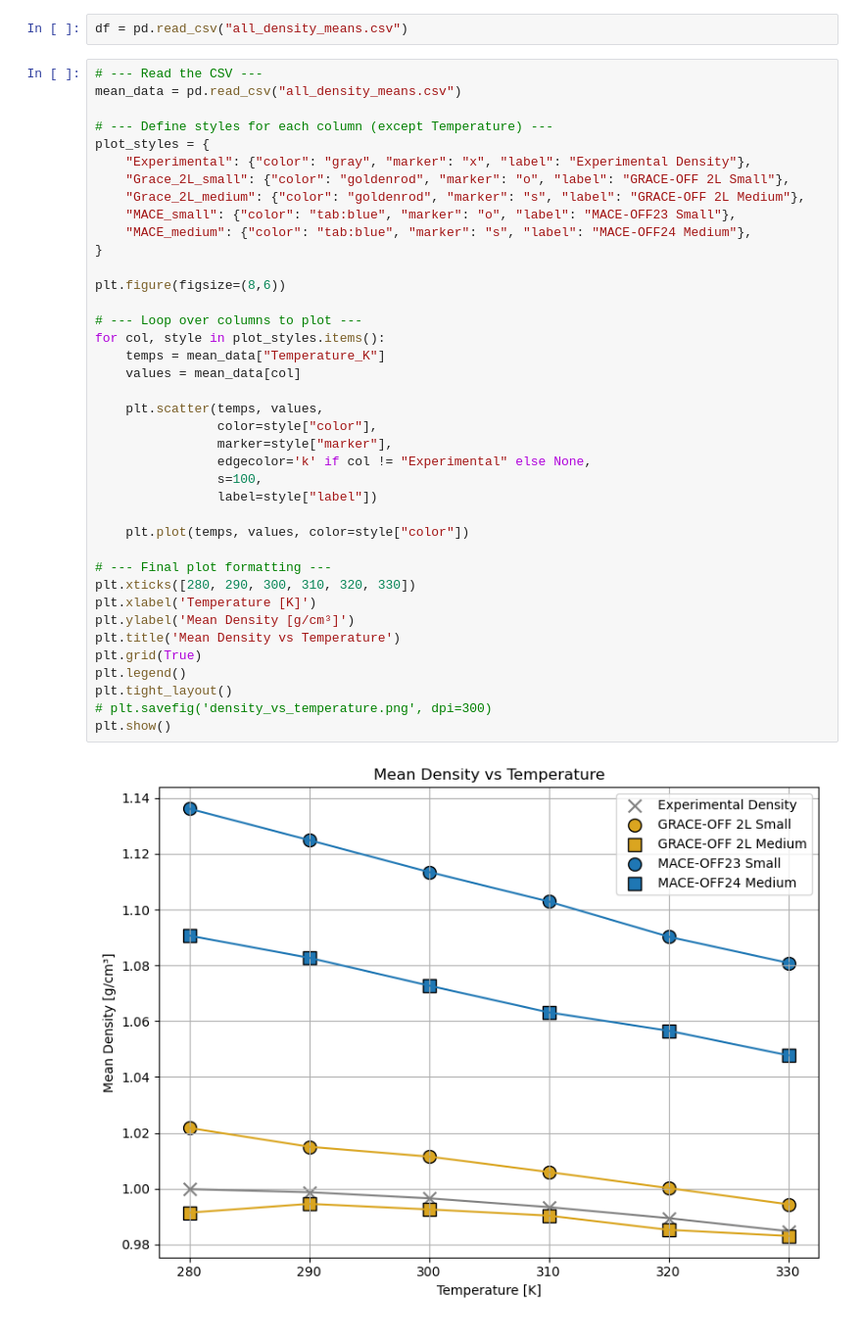
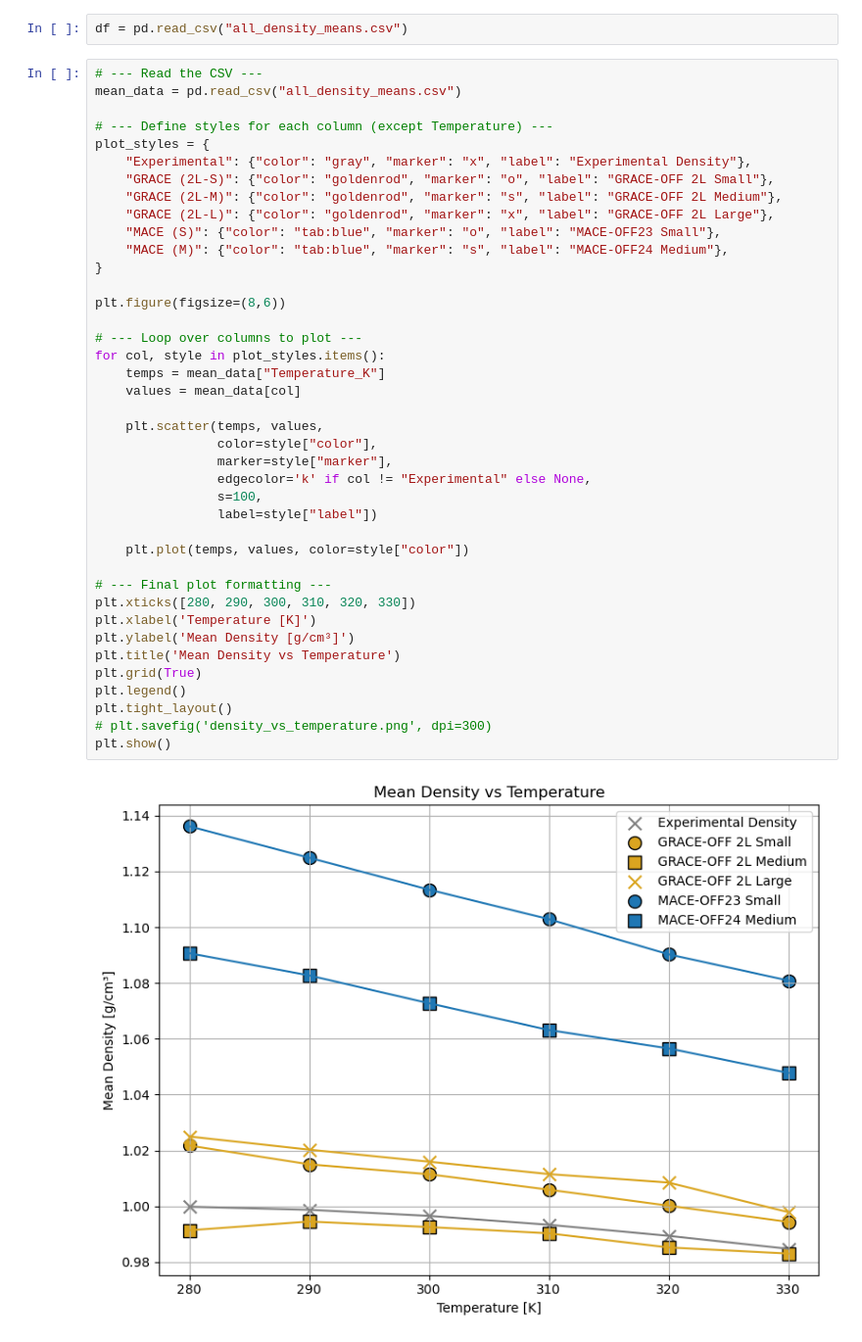
Before and after one commit to heid-lab/grace-off, a Jupyter notebook: analysis/temp_density/analysis.ipynb, the cells around one changed output. Shown at 98% size. Saved outputs shown, nothing was run; the diff lists cells and outputs as text.

```diff
--- a/analysis/temp_density/analysis.ipynb
+++ b/analysis/temp_density/analysis.ipynb
@@ -83,40 +97,41 @@ mean_data = pd.read_csv("all_density_means.csv")
 # --- Define styles for each column (except Temperature) ---
 plot_styles = {
     "Experimental": {"color": "gray", "marker": "x", "label": "Experimental Density"},
-    "Grace_2L_small": {"color": "goldenrod", "marker": "o", "label": "GRACE-OFF 2L Small"},
-    "Grace_2L_medium": {"color": "goldenrod", "marker": "s", "label": "GRACE-OFF 2L Medium"},
-    "MACE_small": {"color": "tab:blue", "marker": "o", "label": "MACE-OFF23 Small"},
-    "MACE_medium": {"color": "tab:blue", "marker": "s", "label": "MACE-OFF24 Medium"},
+    "GRACE (2L-S)": {"color": "goldenrod", "marker": "o", "label": "GRACE-OFF 2L Small"},
+    "GRACE (2L-M)": {"color": "goldenrod", "marker": "s", "label": "GRACE-OFF 2L Medium"},
+    "GRACE (2L-L)": {"color": "goldenrod", "marker": "x", "label": "GRACE-OFF 2L Large"},
+    "MACE (S)": {"color": "tab:blue", "marker": "o", "label": "MACE-OFF23 Small"},
+    "MACE (M)": {"color": "tab:blue", "marker": "s", "label": "MACE-OFF24 Medium"},
 }
 
 plt.figure(figsize=(8,6))
 
 # --- Loop over columns to plot ---
 for col, style in plot_styles.items():
     temps = mean_data["Temperature_K"]
     values = mean_data[col]
 
     plt.scatter(temps, values,
                 color=style["color"],
                 marker=style["marker"],
                 edgecolor='k' if col != "Experimental" else None,
                 s=100,
                 label=style["label"])
 
     plt.plot(temps, values, color=style["color"])
 
 # --- Final plot formatting ---
 plt.xticks([280, 290, 300, 310, 320, 330])
 plt.xlabel('Temperature [K]')
 plt.ylabel('Mean Density [g/cm³]')
 plt.title('Mean Density vs Temperature')
 plt.grid(True)
 plt.legend()
 plt.tight_layout()
 # plt.savefig('density_vs_temperature.png', dpi=300)
 plt.show()
 # %% [output]
-[figure, old version]
+[figure, new version]
 # %%
 def get_data(model_type: str, size: str, temp: int) -> pd.DataFrame:
     path = f'output/{model_type}_wat_grace_{size}_b_off/wat_{temp}_npt_density.csv'
```
Also changed, not shown: parts of 3 cells of this notebook, 6 other files.
